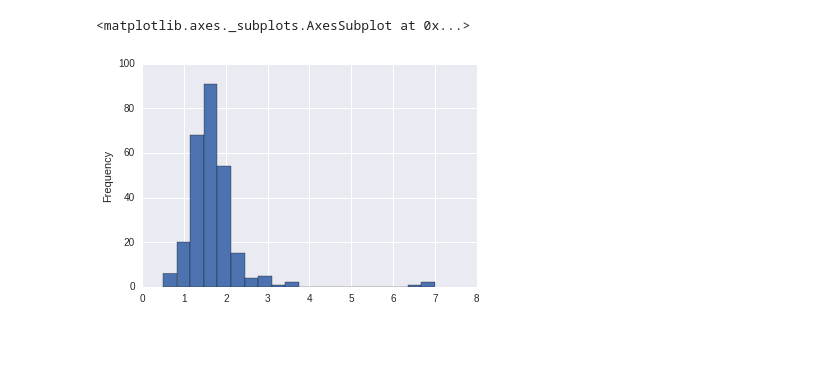
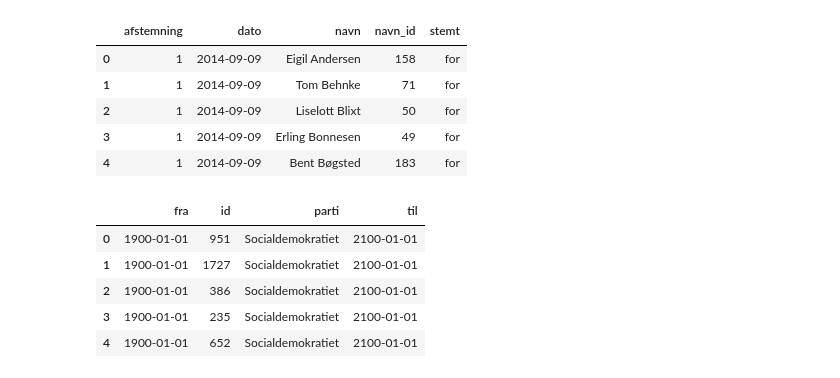
Before and after one commit to cfblaeb/politik, a Jupyter notebook: analyse.ipynb, the cells around one changed output. Cells and saved outputs as stored; diff of their text form; code cells hidden in the pictures; blank space fills up the shorter version.

```diff
--- a/analyse.ipynb
+++ b/analyse.ipynb
@@ -139,5 +53,0 @@ ax.text(0.1, 0.65, r'$R^2$: {:.2f}'.format(r_value**2), fontsize=15)
-# %%
-(stemt_data['for']/stemt_data['imod']).plot(kind='hist', bins=20)
-# %% [output]
-<matplotlib.axes._subplots.AxesSubplot at 0x...>
-[figure, removed]
@@ -143,0 +146,62 @@ ax.text(0.1, 0.65, r'$R^2$: {:.2f}'.format(r_value**2), fontsize=15)
+# %%
+#Vi laver data'ene om til en dataframe med afstemning, dato, navn og hvad folk stemte
+
+stemmetyper = {1:'for', 2:'imod', 3:'fraværende', 4:'neutral'}
+stemmer = pd.DataFrame([{'afstemning':stemme.afstemningid.pk,
+            'stemt': stemmetyper[stemme.typeid_id],
+            'navn': stemme.aktørid.navn,
+            'navn_id': stemme.aktørid_id,
+            'dato':datetime.strptime(stemme.afstemningid.mødeid.dato.split("T")[0], "%Y-%m-%d")}
+           for stemme in models.Stemme.objects.all().prefetch_related('aktørid', 'afstemningid__mødeid')])
+stemmer.head()
+# %% [output]
+|  | afstemning | dato | navn | navn_id | stemt |
+| 0 | 1 | 2014-09-09 | Eigil Andersen | 158 | for |
+| 1 | 1 | 2014-09-09 | Tom Behnke | 71 | for |
+| 2 | 1 | 2014-09-09 | Liselott Blixt | 50 | for |
+| 3 | 1 | 2014-09-09 | Erling Bonnesen | 49 | for |
+| 4 | 1 | 2014-09-09 | Bent Bøgsted | 183 | for |
+# %%
+#Men ofte vil det også være interessant hvilket parti folk er medlem af
+#Da folk kan skifte parti, så kommer det an på hvornår afstemningen var.
+#Alt i denne celle laver en oversigt over hvornår hvem var i hvilket parti
+parti_assigner = pd.DataFrame([pp for pp in models.Aktør.objects.filter(typeid_id=5,
+                                                       tilaktør__fraaktørid__typeid_id=4).values_list(
+            'pk', 'tilaktør__fraaktørid__navn', 'tilaktør__startdato', 'tilaktør__slutdato')] +
+             [pp for pp in models.Aktør.objects.filter(typeid_id=5,
+                                                       fraaktør__tilaktørid__typeid_id=4).values_list(
+            'pk', 'fraaktør__tilaktørid__navn', 'fraaktør__startdato', 'fraaktør__slutdato')], columns=['id', 'parti', 'fra', 'til'])
+
+def unify_navn(parti):
+    return parti_dual_navn[parti]
+
+def make_dato(dato):
+    if dato != None:
+        return datetime.strptime(dato.split("T")[0], "%Y-%m-%d")
+    return np.nan
+
+parti_assigner['parti'] = parti_assigner['parti'].apply(unify_navn)
+parti_assigner['fra'] = parti_assigner['fra'].apply(make_dato)
+parti_assigner['til'] = parti_assigner['til'].apply(make_dato)
+parti_assigner.drop_duplicates(inplace=True)
+parti_assigner.head()
+
+def simplify(pa):
+    new_data_rows = []
+    for id in pa.id.unique():
+        pas = pa[pa['id'] == id]['parti'].unique()
+        if len(pas) == 1:
+            new_data_rows.append({'id':id,'parti':pas[0], 'fra':datetime(1900, 1, 1), 'til':datetime(2100, 1, 1)})
+        else:
+            new_data_rows += pa[pa['id']==id].to_dict('records')
+    return new_data_rows
+
+parti_assigner = pd.DataFrame(simplify(parti_assigner))
+parti_assigner.head()
+# %% [output]
+|  | fra | id | parti | til |
+| 0 | 1900-01-01 | 951 | Socialdemokratiet | 2100-01-01 |
+| 1 | 1900-01-01 | 1727 | Socialdemokratiet | 2100-01-01 |
+| 2 | 1900-01-01 | 386 | Socialdemokratiet | 2100-01-01 |
+| 3 | 1900-01-01 | 235 | Socialdemokratiet | 2100-01-01 |
+| 4 | 1900-01-01 | 652 | Socialdemokratiet | 2100-01-01 |
```
Also changed, not shown: parts of 29 cells of this notebook.
